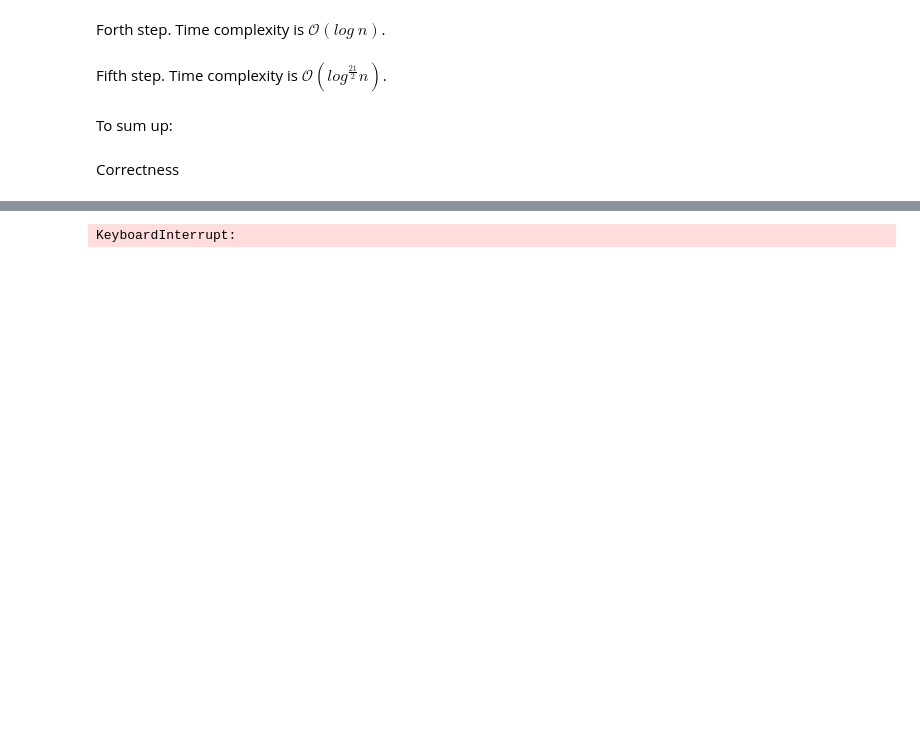
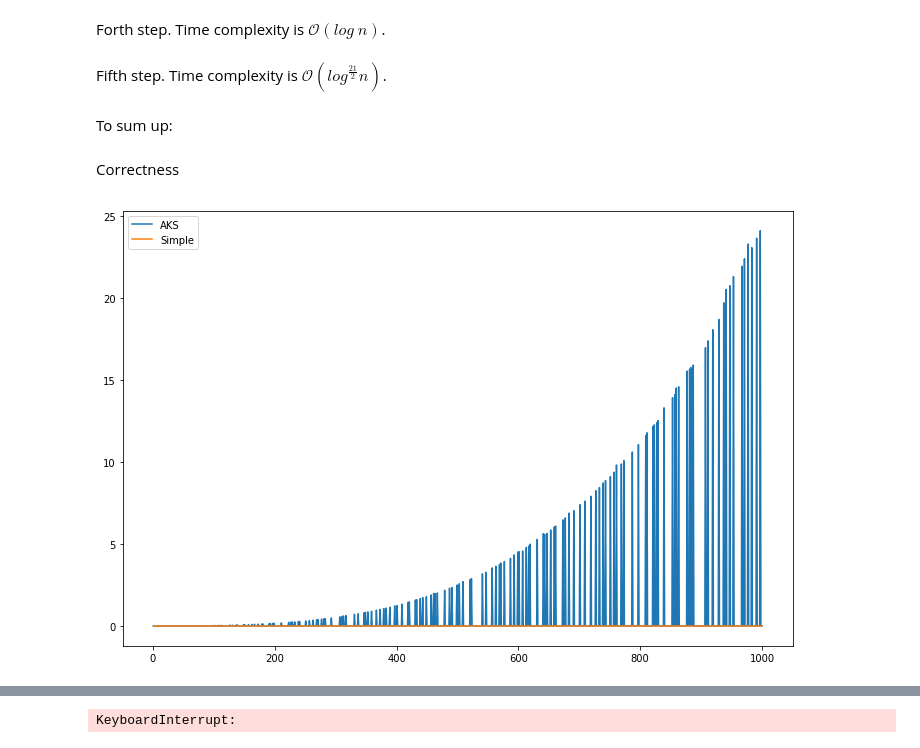
Before and after one commit to svinkapeppa/5-term, a Jupyter notebook: complexity/project.ipynb, the cells around one changed output, grey strips where cells are left out. Drawn from its saved outputs; the diff is of its cells as text; code cells hidden in the pictures; blank space fills up the shorter version.

```diff
--- a/complexity/project.ipynb
+++ b/complexity/project.ipynb
@@ -36,22 +40,22 @@ Second step. Time complexity is $\mathcal{O}^{\sim}(log^{7}n)$.
 def getord(r, n, threshold):
     if gcd(r, n) > 1:
         return False
-    for i in range(1, int(threshold) + 1):
+    for i in np.arange(1, threshold):
         if (n ** int(i)) % r == 1:
             return False
     return True
 # %%
 def smallestr(n):
     rmax = max(3, int(np.ceil(np.log2(n) ** 5)))
-    threshold = log(n, 2) ** 2
-    for r in range(2, rmax + 1):
+    threshold = np.log2(n) ** 2
+    for r in np.arange(2, rmax + 1):
         if getord(r, n, threshold):
             return r
 # %% [markdown]
 Third step. Time complexity is $\mathcal{O}(log^{6}n)$.
 # %%
 def elimination(r, n):
-    for a in range(2, r + 1):
+    for a in np.arange(2, r + 1):
         if 1 < gcd(n, a) < n:
             return True
     return False
@@ -81,7 +85,7 @@ def reduce(polynomial, r):
     return polynomial
 # %%
 def modul(n, r):
-    for a in range(1, int(np.floor(sqrt(euler(n)) * log(n, 2))) + 1):
+    for a in np.arange(1, np.floor(sqrt(euler(n)) * np.log2(n)) + 1):
         coef = polynomial_coef(n, int(a))
         coef[0] -= 1
         coef[-1] -= int(a)
@@ -119,2 +119,27 @@ for i in trange(1, 1001):
+# %%
+slow = []
+fast = []
+
+for i in trange(1, 1001):
+    start = time.time()
+    aks = AKS(i)
+    end = time.time()
+    slow.append(end - start)
+
+    start = time.time()
+    prime = is_prime(i)
+    end = time.time()
+    fast.append(end - start)
+    if AKS(i) != is_prime(i):
+        print(i)
+        break
+
+plt.figure(figsize=(12,8))
+plt.plot(np.arange(1, 1001), slow, label='AKS')
+plt.plot(np.arange(1, 1001), fast, label='Simple')
+plt.legend()
+plt.show()
+# %% [output]
+[figure, added]
 # %%
 %%time
```
Also changed, not shown: parts of 13 cells of this notebook.
